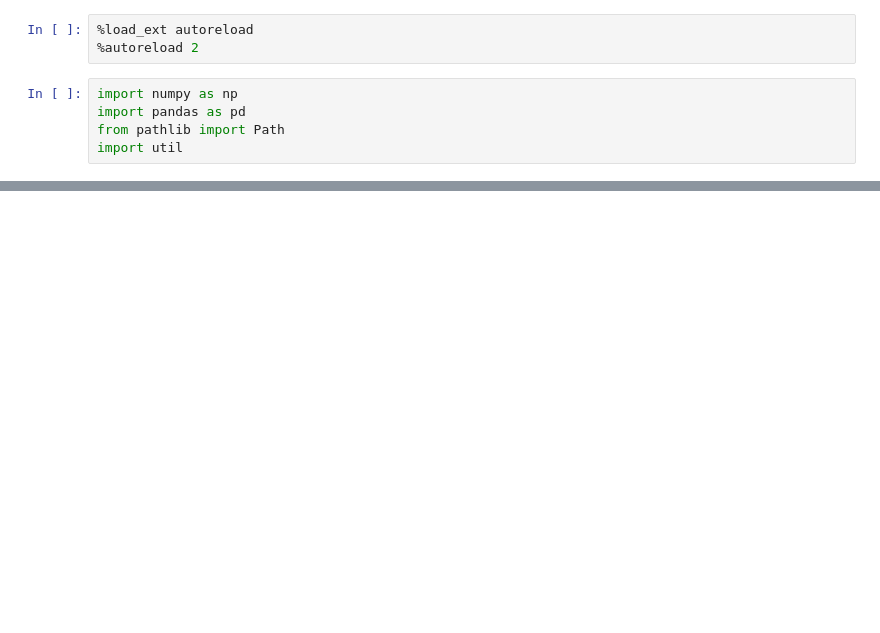
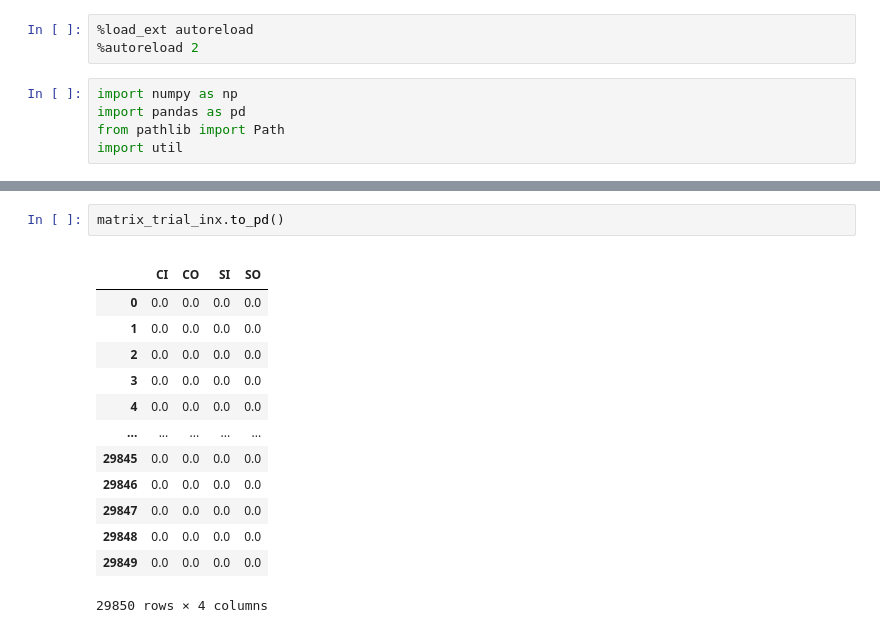
Before and after one commit to bernardosabatinilab/sabatinilab-glm, a Jupyter notebook: final_pipeline/fit_glm.ipynb, the cells around one changed output, grey strips where cells are left out. Drawn from its saved outputs; the diff is of its cells as text; blank space fills up the shorter version.

```diff
--- a/final_pipeline/fit_glm.ipynb
+++ b/final_pipeline/fit_glm.ipynb
@@ -96,0 +150,17 @@ for dict_inputdata in lst_dict_inputdata:
+# %%
+matrix_trial_inx.to_pd()
+# %% [output]
+|  |  |  |  |  |
+|  | CI | CO | SI | SO |
+| 0 | 0.0 | 0.0 | 0.0 | 0.0 |
+| 1 | 0.0 | 0.0 | 0.0 | 0.0 |
+| 2 | 0.0 | 0.0 | 0.0 | 0.0 |
+| 3 | 0.0 | 0.0 | 0.0 | 0.0 |
+| 4 | 0.0 | 0.0 | 0.0 | 0.0 |
+| ... | ... | ... | ... | ... |
+| 29845 | 0.0 | 0.0 | 0.0 | 0.0 |
+| 29846 | 0.0 | 0.0 | 0.0 | 0.0 |
+| 29847 | 0.0 | 0.0 | 0.0 | 0.0 |
+| 29848 | 0.0 | 0.0 | 0.0 | 0.0 |
+| 29849 | 0.0 | 0.0 | 0.0 | 0.0 |
+29850 rows × 4 columns
```
Also changed, not shown: parts of 17 cells of this notebook, 2 other files.
